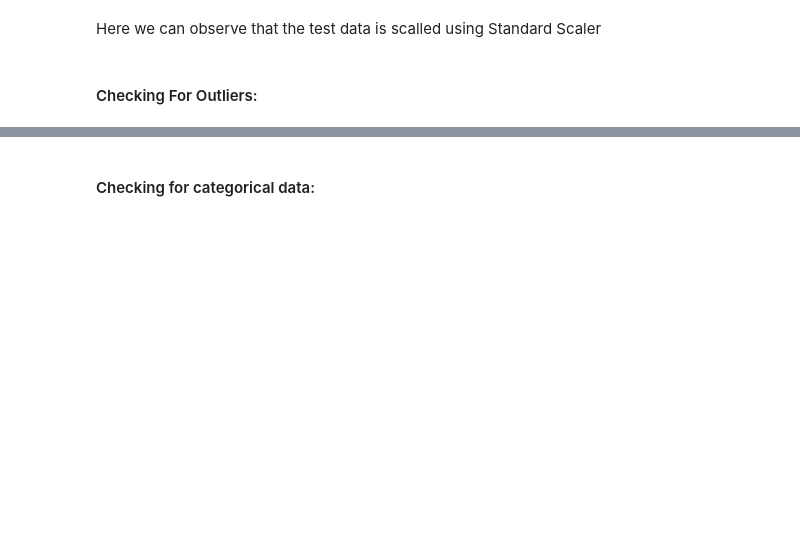
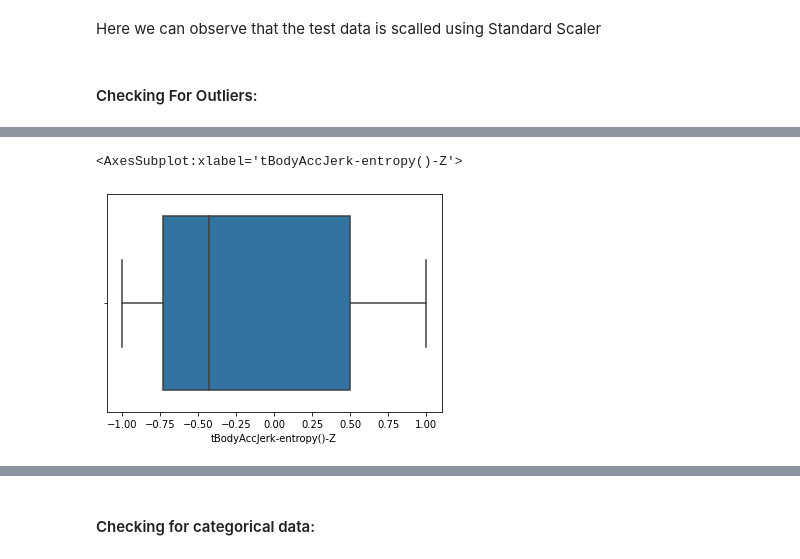
Before and after one commit to GopiBollineni2904/AI-ML, a Jupyter notebook: Projects/Human Activity Prediction/HAP[Using SP data].ipynb, the cells around one changed output, grey strips where cells are left out. Cells and saved outputs as stored; diff of their text form; code cells hidden in the pictures; blank space fills up the shorter version.

```diff
--- a/Projects/Human Activity Prediction/HAP[Using SP data].ipynb
+++ b/Projects/Human Activity Prediction/HAP[Using SP data].ipynb
@@ -163 +168,7 @@ sns.boxplot(train["tBodyAcc-entropy()-Z"])
 [figure]
+# %%
+#box plot for 'tBodyAccJerk-entropy()-Z' column
+sns.boxplot(train["tBodyAccJerk-entropy()-Z"])
+# %% [output]
+<AxesSubplot:xlabel='tBodyAccJerk-entropy()-Z'>
+[figure, added]
```
Also changed, not shown: parts of 46 cells of this notebook, 1 other file.
